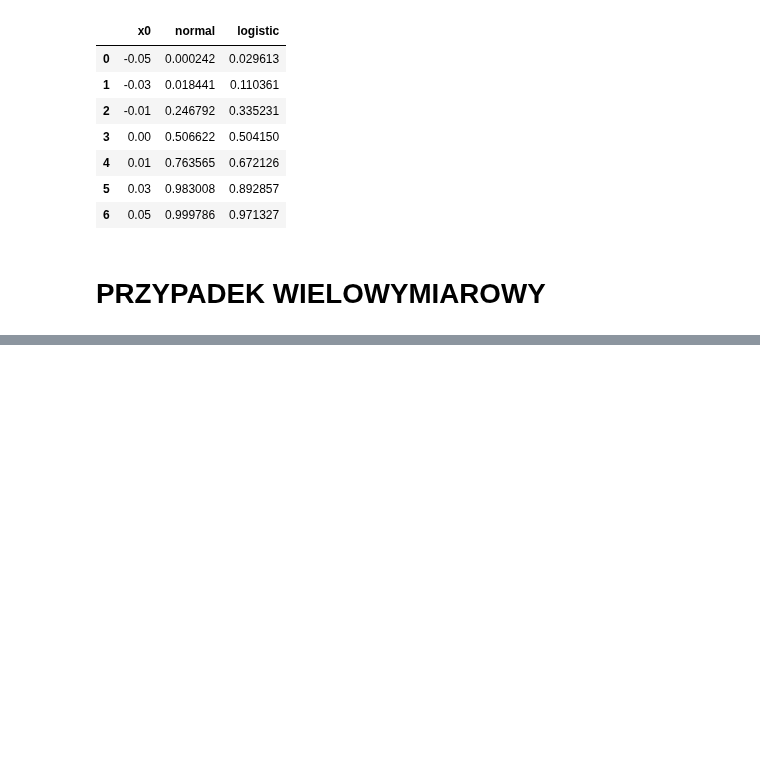
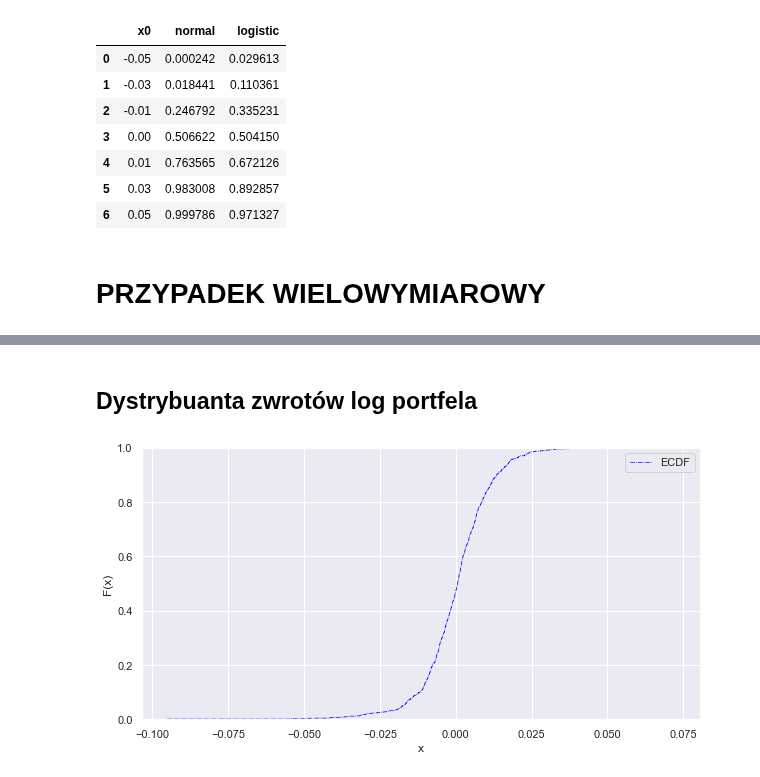
Before and after one commit to Szymex49/NVIDIA_risk_management, a Jupyter notebook: Wiktorowski.ipynb, the cells around one changed output, grey strips where cells are left out. Drawn from its saved outputs; the diff is of its cells as text; code cells hidden in the pictures; blank space fills up the shorter version.

```diff
--- a/Wiktorowski.ipynb
+++ b/Wiktorowski.ipynb
@@ -153,14 +155,15 @@ comp_quantile(r, .95, .975, .99)
 ## Wartości dystrybuanty
 # %%
 #Porównanie dystrybuant teoretycznych z dystrybuantą empiryczną
-def cdf(x, mi, sigma):
+def cdf(x, mi, sigma, portfolio = False):
     x = np.array(sorted(x))
     y = norm.cdf(x, mi, sigma)
     y2 = logistic.cdf(x, mi, math.sqrt(3)/math.pi*sigma)
     fig = plt.figure(figsize=(10, 5))
     ax = fig.add_subplot(1, 1, 1)
-    plt.plot(x, y, color = 'red', label = 'CDF', lw = .7)
-    plt.plot(x, y2, color = 'black', label = 'Logistic cdf', linestyle = 'dashdot', lw = .7)
+    if portfolio == False:
+        plt.plot(x, y, color = 'red', label = 'CDF', lw = .7)
+        plt.plot(x, y2, color = 'black', label = 'Logistic cdf', linestyle = 'dashdot', lw = .7)
     sns.ecdfplot(data = x, color = 'blue', label = 'ECDF', linestyle = 'dashdot', lw = .7)
     plt.xlabel('x')
     plt.ylabel('F(x)')
@@ -342,0 +392,6 @@ Text(0, 0.5, 'Counts')
+# %% [markdown]
+## Dystrybuanta zwrotów log portfela
+# %%
+cdf(port, np.mean(port), stdev(port), True)
+# %% [output]
+[figure, added]
```
Also changed, not shown: parts of 30 cells of this notebook.
